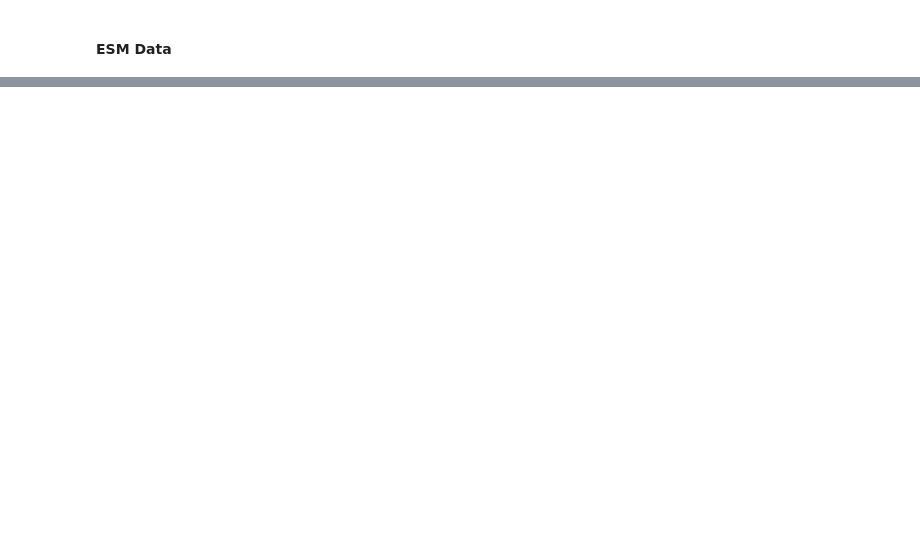
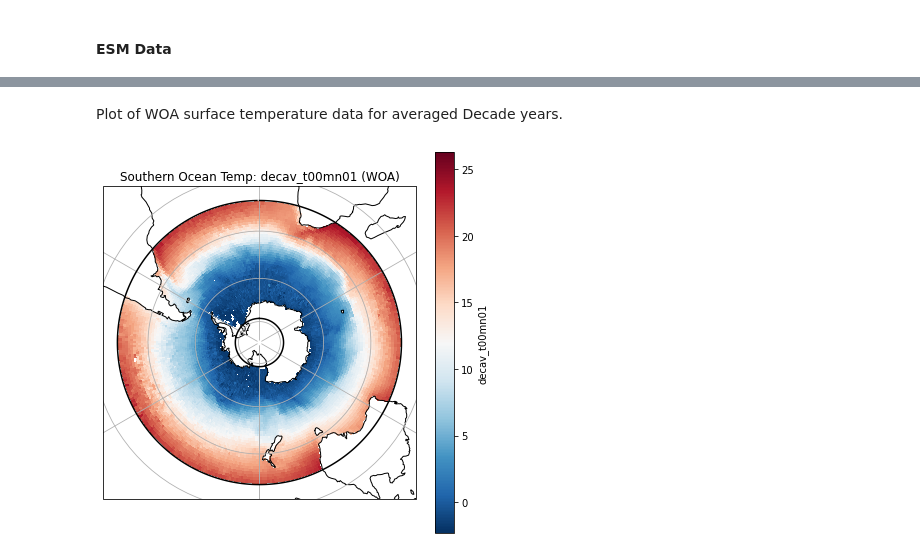
Before and after one commit to el1247/BAS_AI4ER_SAM, a Jupyter notebook: notebooks/exploratory/1.0_el_ESMvsWOA.ipynb, the cells around one changed output, grey strips where cells are left out. Drawn from its saved outputs; the diff is of its cells as text; code cells hidden in the pictures; blank space fills up the shorter version.

```diff
--- a/notebooks/exploratory/1.0_el_ESMvsWOA.ipynb
+++ b/notebooks/exploratory/1.0_el_ESMvsWOA.ipynb
@@ -46,6 +46,3 @@ Imports complete
 #### Data Loading
 # %% [markdown]
 <b>WOA Data</b>
-# %%
-dsWOA = pd.read_csv("woa18_decav_t00mn01.csv", skiprows =1,index_col=[0,1])
-dsWOA
@@ -67,4 +48,0 @@ dsWOA
-# %%
-dfWOA = dsWOA.to_xarray()
-dfWOA = dfWOA.rename({'COMMA SEPARATED LATITUDE':'LATITUDE'})
-dfWOA
@@ -88,0 +76,4 @@ Data variables:
+# %%
+dfWOALatDecav = WOAOpenConv("woa18_decav_t00mn01.csv") #Decadal average
+dfWOALatCmean = WOAOpenConv("woa18_A5B7_t00an01.csv") #Climatological mean
+dfWOALatSmean = WOAOpenConv("woa18_A5B7_t00mn01.csv") #Statistical mean
@@ -130,0 +231,6 @@ Data loaded
+# %% [markdown]
+Plot of WOA surface temperature data for averaged Decade years.
+# %%
+rangeMeanSurfaceTempWOA(dfWOALatDecav,1)
+# %% [output]
+[figure, added]
```
Also changed, not shown: parts of 24 cells of this notebook, 2 other files.
